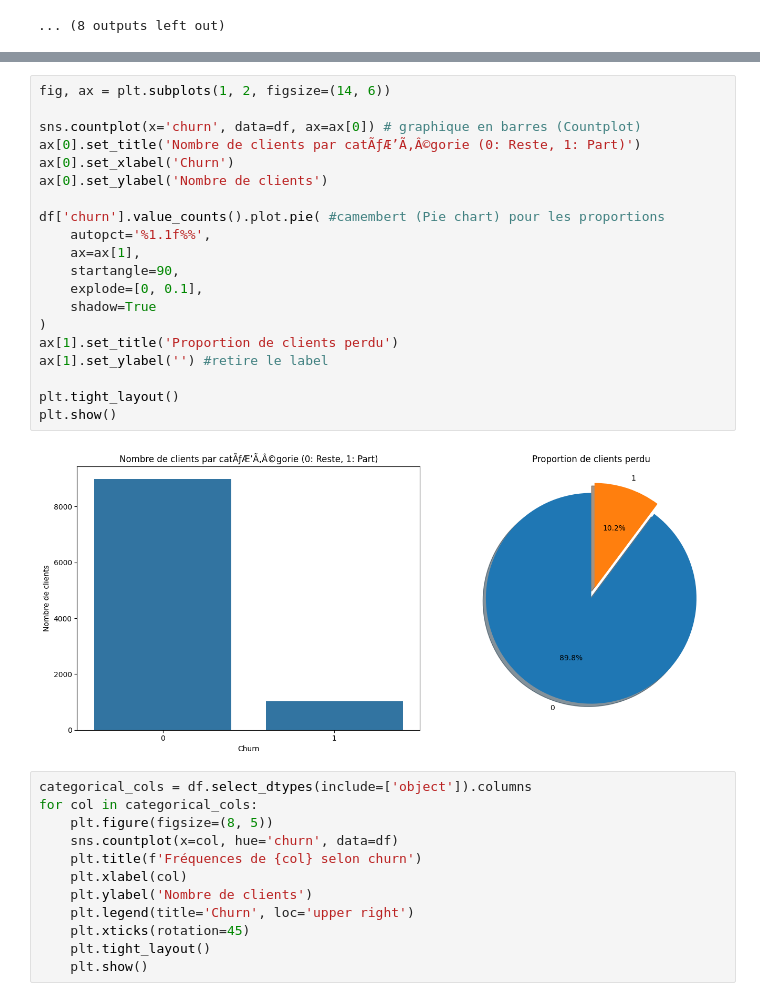
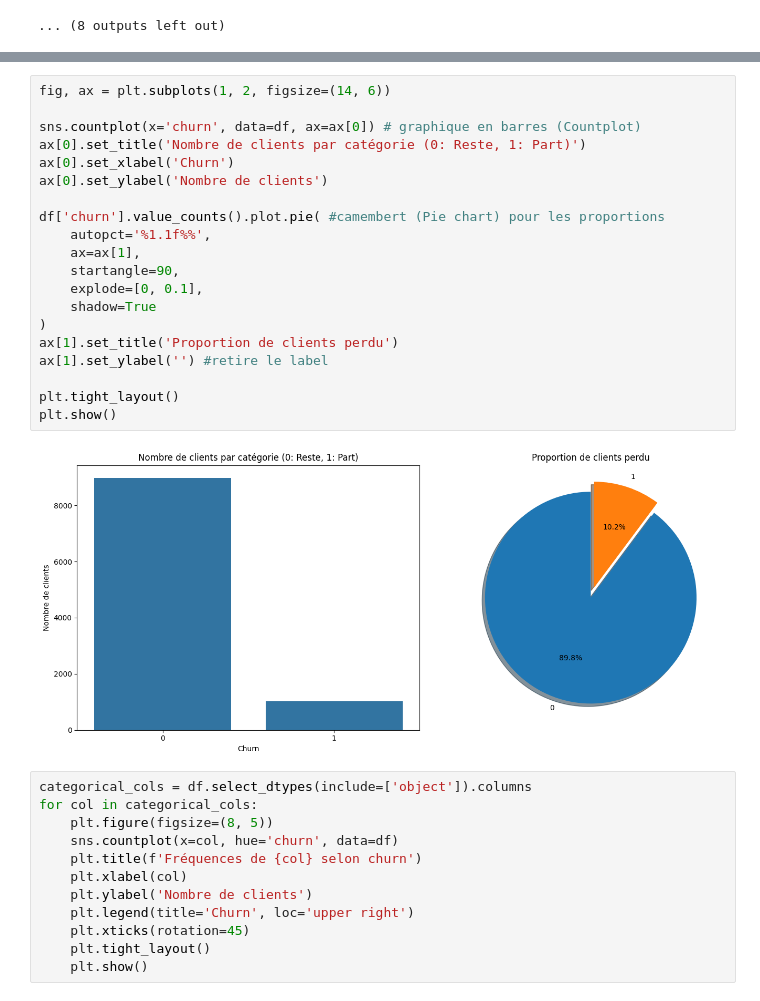
Before and after one commit to Simone-Me/churn_predict, a Jupyter notebook: notebooks/01_EDA.ipynb, the cells around one changed output, grey strips where cells are left out. Cells and saved outputs as stored; diff of their text form.

```diff
--- a/notebooks/01_EDA.ipynb
+++ b/notebooks/01_EDA.ipynb
@@ -136,25 +136,25 @@ for col in categorical_cols:
 # %%
 fig, ax = plt.subplots(1, 2, figsize=(14, 6))
 
 sns.countplot(x='churn', data=df, ax=ax[0]) # graphique en barres (Countplot)
-ax[0].set_title('Nombre de clients par catÃƒÆ’Ã‚Â©gorie (0: Reste, 1: Part)')
+ax[0].set_title('Nombre de clients par catégorie (0: Reste, 1: Part)')
 ax[0].set_xlabel('Churn')
 ax[0].set_ylabel('Nombre de clients')
 
 df['churn'].value_counts().plot.pie( #camembert (Pie chart) pour les proportions
     autopct='%1.1f%%',
     ax=ax[1],
     startangle=90,
     explode=[0, 0.1],
     shadow=True
 )
 ax[1].set_title('Proportion de clients perdu')
 ax[1].set_ylabel('') #retire le label
 
 plt.tight_layout()
 plt.show()
 # %% [output]
-[figure, old version]
+[figure, new version]
 # %%
 categorical_cols = df.select_dtypes(include=['object']).columns
 for col in categorical_cols:
```
Also changed, not shown: parts of 4 cells of this notebook, 7 other files.
